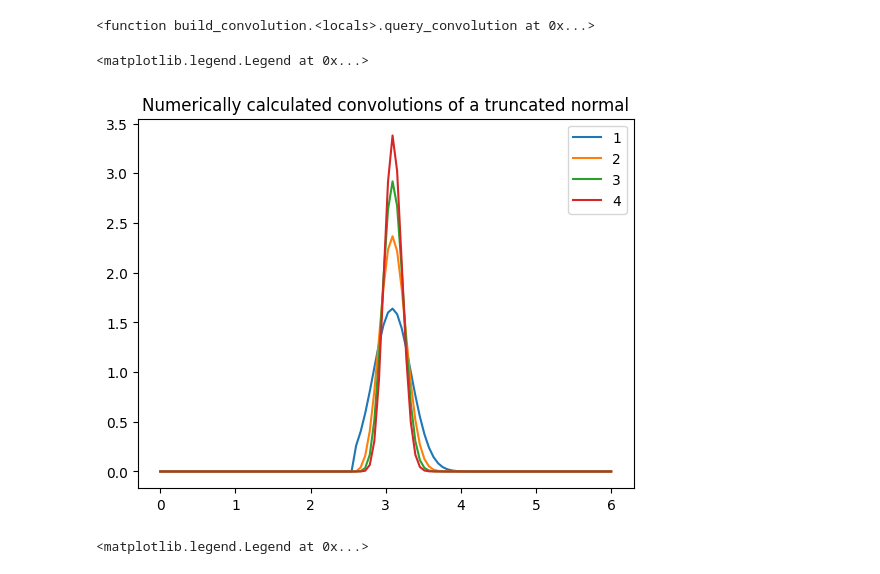
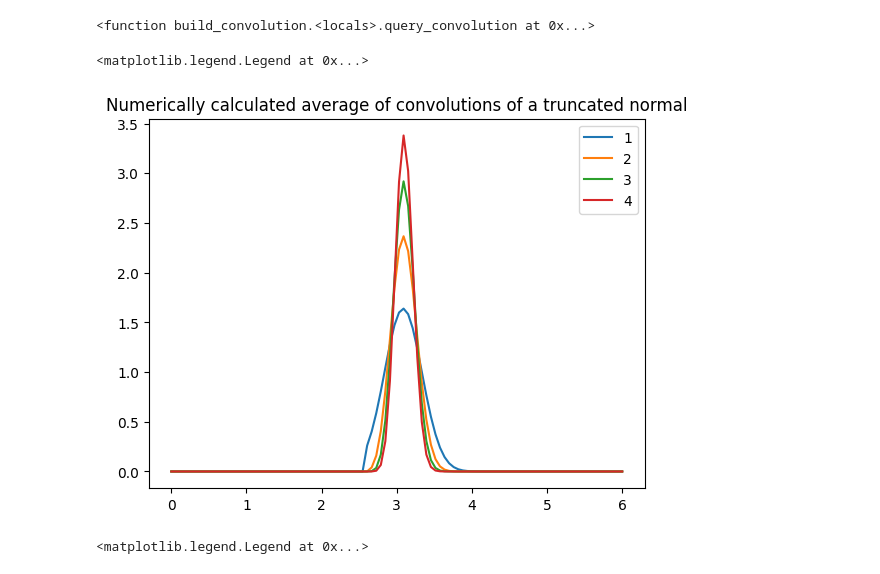
Before and after one commit to tanderson11/hiv-transmission-parameters, a Jupyter notebook: Blanquart/blanquart_analysis.ipynb, the cells around one changed output. Drawn from its saved outputs; the diff is of its cells as text; code cells hidden in the pictures.

```diff
--- a/Blanquart/blanquart_analysis.ipynb
+++ b/Blanquart/blanquart_analysis.ipynb
@@ -389,22 +519,22 @@ x = np.linspace(0.0, 6.0, 10000)
 # %%
 import matplotlib.pyplot as plt
 
 z1 = build_convolution(row['spvl.ur'], theta_obs.sigma_noise, LLD, 1)
 z2 = build_convolution(row['spvl.ur'], theta_obs.sigma_noise, LLD, 2)
 z3 = build_convolution(row['spvl.ur'], theta_obs.sigma_noise, LLD, 3)
 z4 = build_convolution(row['spvl.ur'], theta_obs.sigma_noise, LLD, 4)
 
 
 plt.plot(x, [z1(a) for a in x])
 plt.plot(x, [z2(a) for a in x])
 plt.plot(x, [z3(a) for a in x])
 plt.plot(x, [z4(a) for a in x])
 
-plt.title("Numerically calculated convolutions of a truncated normal")
+plt.title("Numerically calculated average of convolutions of a truncated normal")
 plt.legend([1,2,3,4])
 # %% [output]
 <matplotlib.legend.Legend at 0x...>
-[figure, old version]
+[figure, new version]
 # %%
 _, f = get_integrand(row['n.vl'], row['n.vl'] - row['n.vl.ur'], row['spvl.ur'], theta_obs, theta_pop)
 
```
Also changed, not shown: parts of 15 cells of this notebook.
